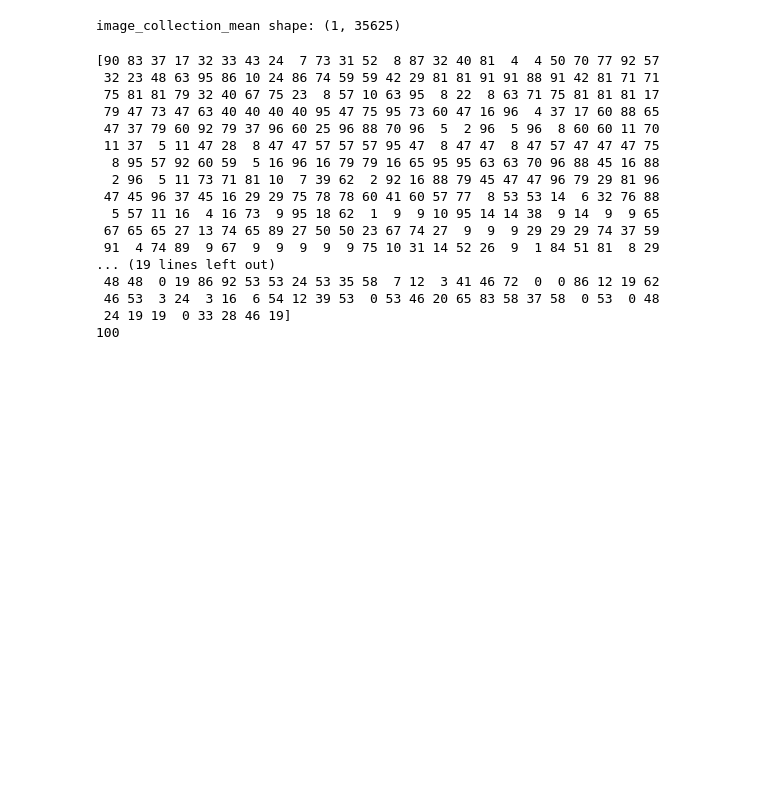
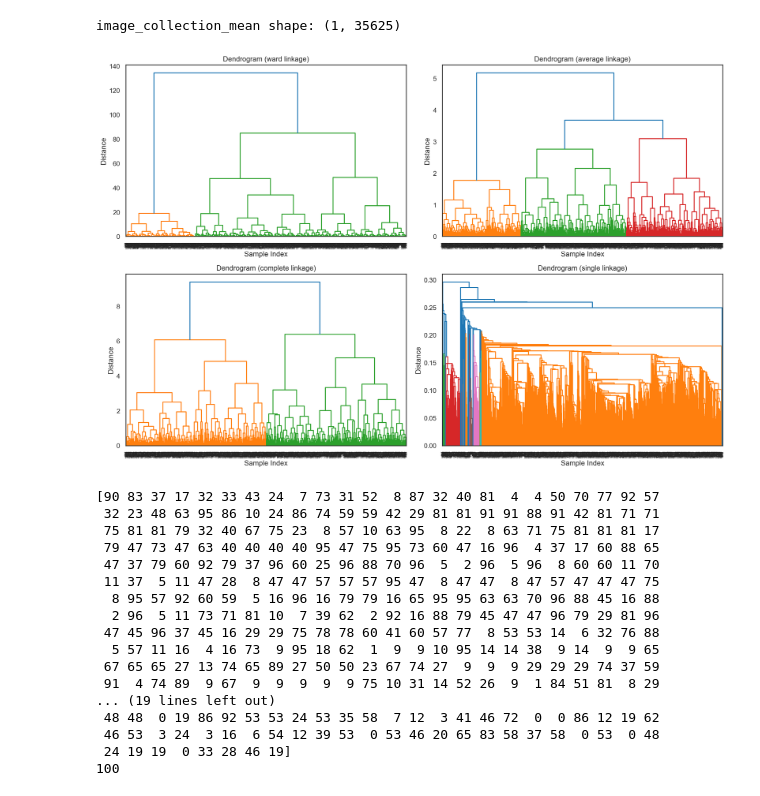
Before and after one commit to flashruler/Shoe-Recommendation-using-T-SNE-and-UMAP, a Jupyter notebook: UMAP_IMPLEMENTATION_AGGO.ipynb, the cells around one changed output. Drawn from its saved outputs; the diff is of its cells as text; code cells hidden in the pictures; blank space fills up the shorter version.

Commit message:
added tree diagram to UMAP

```diff
--- a/UMAP_IMPLEMENTATION_AGGO.ipynb
+++ b/UMAP_IMPLEMENTATION_AGGO.ipynb
@@ -181,6 +173,28 @@ umap_v1 = UMAP(n_neighbors=40, n_components=n_components, random_state=99, min_d
 reduced_image_collection = umap_v1.fit_transform(mean_centered_data)
 # %% [output]
 image_collection_mean shape: (1, 35625)
+# %%
+from scipy.cluster.hierarchy import dendrogram,linkage
+
+
+clustering = AgglomerativeClustering(n_clusters=None, distance_threshold=0)
+linkage_methods = ['ward', 'average', 'complete', 'single']
+
+fig, axs = plt.subplots(2, 2, figsize=(15, 10))
+
+for i, method in enumerate(linkage_methods):
+    linkage_matrix = linkage(reduced_image_collection, method=method)
+
+    ax = axs[i // 2, i % 2]
+    dendrogram(linkage_matrix, ax=ax)
+    ax.set_title(f'Dendrogram ({method} linkage)')
+    ax.set_xlabel('Sample Index')
+    ax.set_ylabel('Distance')
+
+plt.tight_layout()
+plt.show()
+# %% [output]
+[figure, added]
 # %%
 num_clusters = 100 #started at 20 and have increased
 clustering = AgglomerativeClustering(n_clusters=num_clusters, linkage='ward')
```
Also changed, not shown: parts of 3 cells of this notebook.
